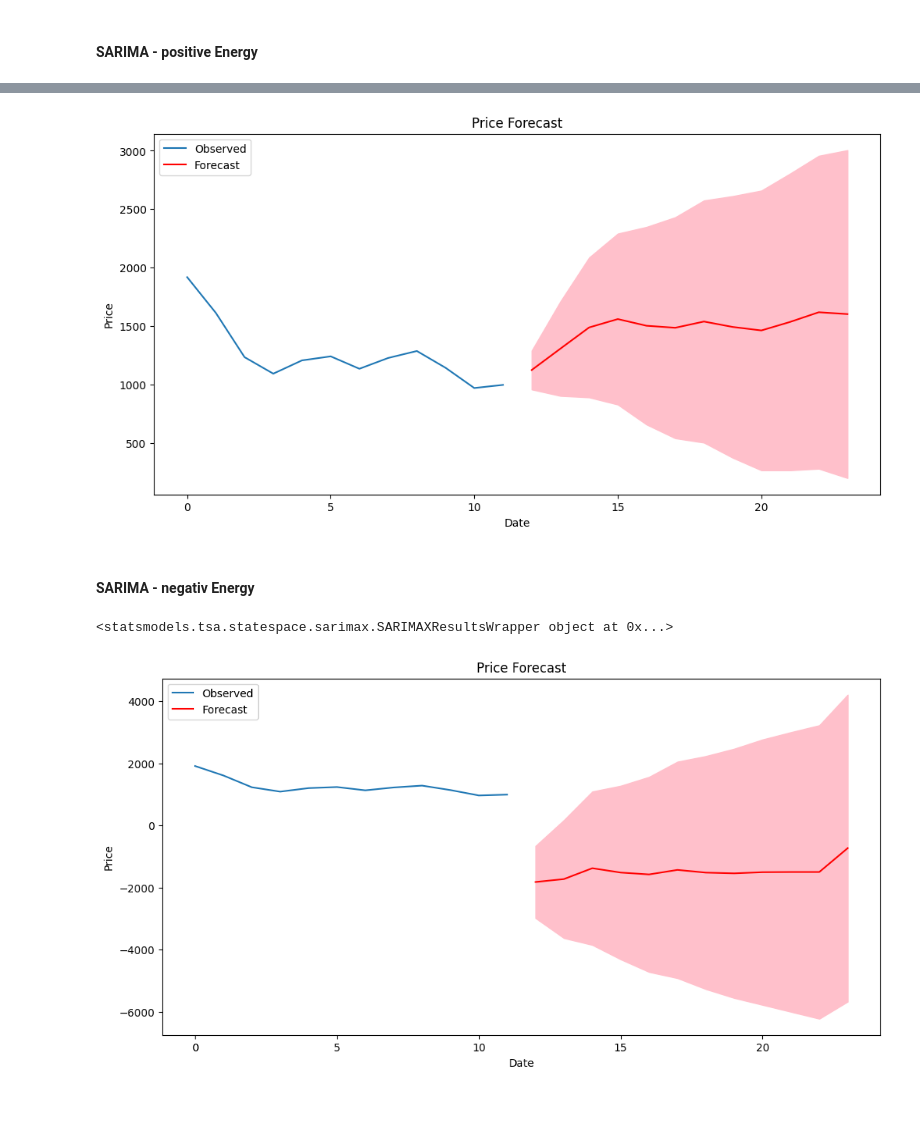
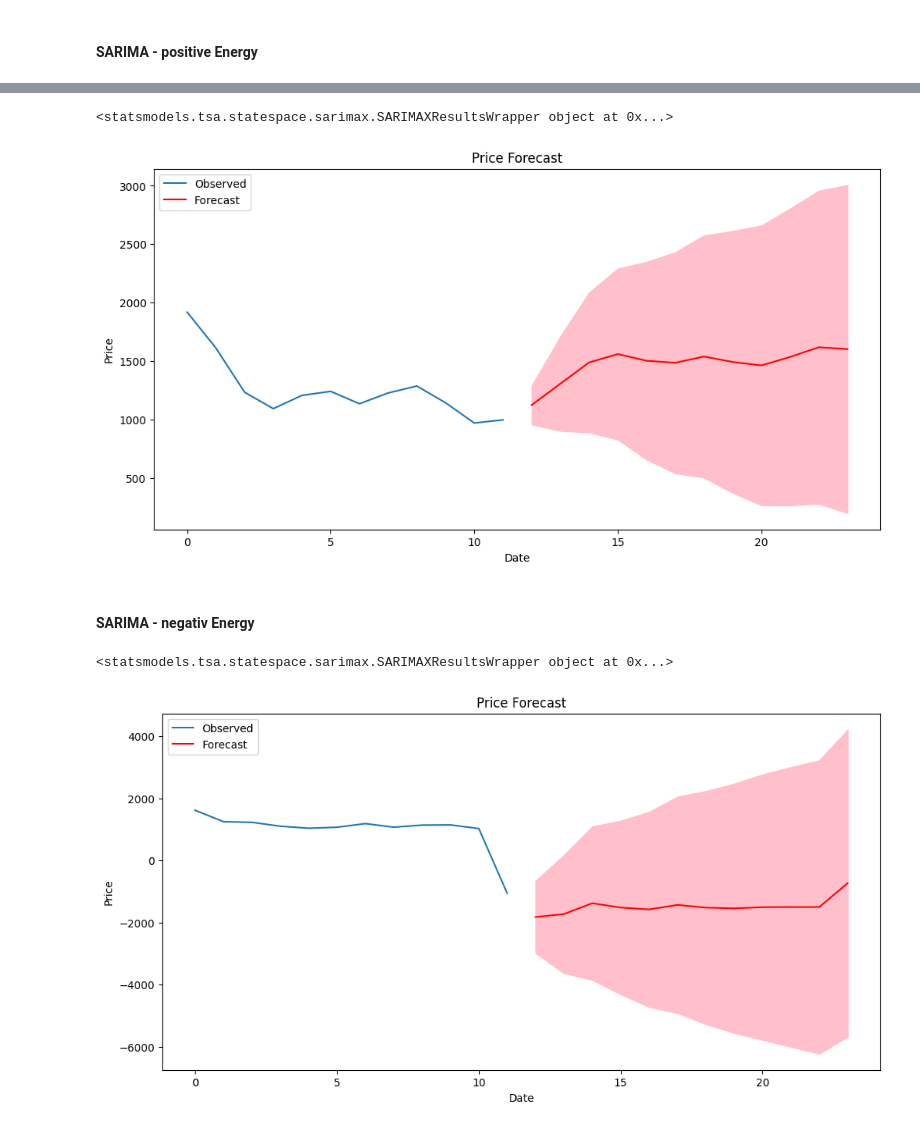
Before and after one commit to MrGreenPepper/Research-Project, a Jupyter notebook: gams/python/sarima_data.ipynb, the cells around one changed output, grey strips where cells are left out. Drawn from its saved outputs; the diff is of its cells as text; code cells hidden in the pictures.

```diff
--- a/gams/python/sarima_data.ipynb
+++ b/gams/python/sarima_data.ipynb
@@ -552,2 +554,17 @@ P, D, Q, s = 0, 0, 1, 12  # Assuming monthly seasonality
+# %%
+def designGAMSdata(forecastData, dataName):
+	gamsData = {
+		"timeStep": [],
+		'avgPrice': []
+	}
+	path = './data/SARIMA/'
+	for index, row in forecastData.iterrows():
+		#print(index, row)
+		for n in range(0,30):
+			gamsData['timeStep'].append('t' + str(30*(index-12)+n))
+			gamsData['avgPrice'].append(row['mean'])
+			#TODO: test correctness of forecast data
+	gamsDatapd = pd.DataFrame(gamsData)
+	gamsDatapd.to_excel(path + 'GAMStest_' + dataName + '.xlsx', dataName)
 # %% [markdown]
 #### SARIMA - negativ Capacity
@@ -629,4 +635,15 @@ forecast_ci = forecast.conf_int()
 # %%
+# Fit the SARIMA model
+model = SARIMAX(monthAvgPosE['avg'], order=(p, d, q), seasonal_order=(P, D, Q, s))
+results = model.fit()
+print(results)
+
+# Forecast future values
+forecast_periods = 12  # Forecast the next 12 months
+forecast = results.get_forecast(steps=forecast_periods)
+forecast_mean = forecast.predicted_mean
+forecast_ci = forecast.conf_int()
+
 # Plot the forecast
 plt.figure(figsize=(12, 6))
 plt.plot(monthAvgPosE['avg'], label='Observed')
@@ -637,5 +654,11 @@ plt.xlabel("Date")
 plt.ylabel("Price")
 plt.legend()
 plt.show()
+
+#save forecast data
+dfForecate = forecast.summary_frame()
+dfForecate.to_excel('./data/SARIMA/monthAvgPosE.xlsx', 'monthAvgPosE')
+designGAMSdata(dfForecate, 'monthAvgPosE')
 # %% [output]
+<statsmodels.tsa.statespace.sarimax.SARIMAXResultsWrapper object at 0x...>
 [figure]
@@ -645,9 +665,2 @@ dfForecate.to_excel('./data/SARIMA/monthAvgPosE.xlsx', 'monthAvgPosE')
 # %% [markdown]
 #### SARIMA - negativ Energy
-# %%
-# Fit the SARIMA model
-model = SARIMAX(monthAvgNegE['avg'], order=(p, d, q), seasonal_order=(P, D, Q, s))
-results = model.fit()
-print(results)
-# %% [output]
-<statsmodels.tsa.statespace.sarimax.SARIMAXResultsWrapper object at 0x...>
@@ -660,13 +667,30 @@ forecast_ci = forecast.conf_int()
 # %%
+# Fit the SARIMA model
+model = SARIMAX(monthAvgNegE['avg'], order=(p, d, q), seasonal_order=(P, D, Q, s))
+results = model.fit()
+print(results)
+
+# Forecast future values
+forecast_periods = 12  # Forecast the next 12 months
+forecast = results.get_forecast(steps=forecast_periods)
+forecast_mean = forecast.predicted_mean
+forecast_ci = forecast.conf_int()
+
 # Plot the forecast
 plt.figure(figsize=(12, 6))
-plt.plot(monthAvgPosE['avg'], label='Observed')
+plt.plot(monthAvgNegE['avg'], label='Observed')
 plt.plot(forecast_mean, label='Forecast', color='red')
 plt.fill_between(forecast_ci.index, forecast_ci.iloc[:, 0], forecast_ci.iloc[:, 1], color='pink')
 plt.title("Price Forecast")
 plt.xlabel("Date")
 plt.ylabel("Price")
 plt.legend()
 plt.show()
+
+#save data
+dfForecate = forecast.summary_frame()
+dfForecate.to_excel('./data/SARIMA/monthAvgNegE.xlsx', 'monthAvgNegE')
+designGAMSdata(dfForecate, 'monthAvgNegE')
 # %% [output]
+<statsmodels.tsa.statespace.sarimax.SARIMAXResultsWrapper object at 0x...>
-[figure, old version]
+[figure, new version]
```
Also changed, not shown: parts of 28 cells of this notebook, 34 other files.
